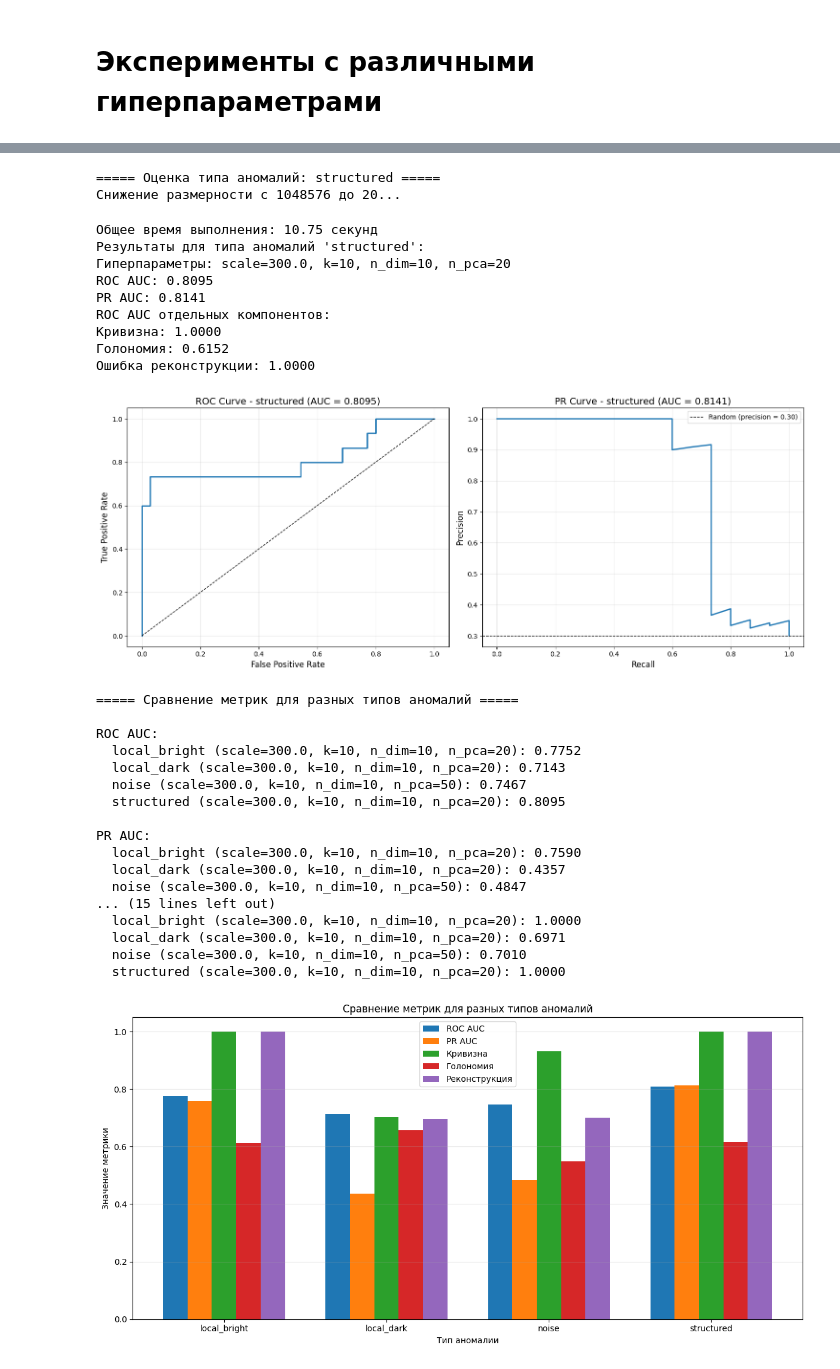
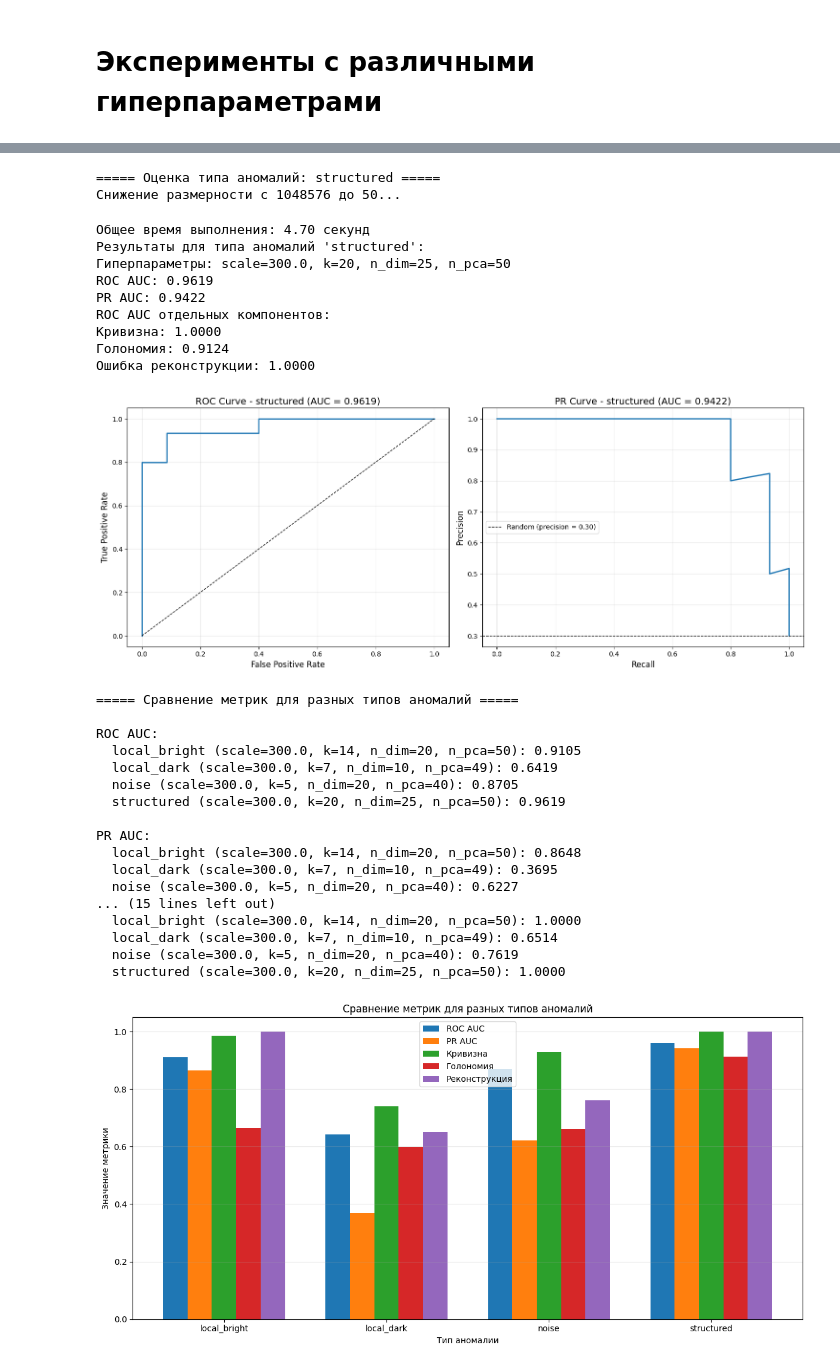
Before and after one commit to deouron/diploma_4_course, a Jupyter notebook: IXI-T1/diff_geom_methods (fiber_bundles)/mri_fiber_bundles.ipynb, the cells around one changed output, grey strips where cells are left out. Drawn from its saved outputs; the diff is of its cells as text; code cells hidden in the pictures.

```diff
--- a/IXI-T1/diff_geom_methods (fiber_bundles)/mri_fiber_bundles.ipynb
+++ b/IXI-T1/diff_geom_methods (fiber_bundles)/mri_fiber_bundles.ipynb
@@ -867,27 +867,27 @@ def evaluate_anomaly_types_separately(mri_data, num_samples=50, anomaly_ratio=0.
     anomaly_types_params = {
         'local_bright': {
             'scale': 300.0,
-            'k': 10,
-            'n_dim': 10,
-            'n_pca': 20
+            'k': 14,
+            'n_dim': 20,
+            'n_pca': 50
         },
         'local_dark': {
             'scale': 300.0,
-            'k': 10,
+            'k': 7,
             'n_dim': 10,
-            'n_pca': 20
+            'n_pca': 49
         },
         'noise': {
             'scale': 300.0,
-            'k': 10,
-            'n_dim': 10,
-            'n_pca': 50
+            'k': 5,
+            'n_dim': 20,
+            'n_pca': 40
         },
         'structured': {
             'scale': 300.0,
-            'k': 10,
-            'n_dim': 10,
-            'n_pca': 20
+            'k': 20,
+            'n_dim': 25,
+            'n_pca': 50
         }
     }
 
@@ -1134,30 +1134,30 @@ ROC AUC отдельных компонентов:
 ===== Оценка типа аномалий: structured =====
-Снижение размерности с 1048576 до 20...
+Снижение размерности с 1048576 до 50...
-Общее время выполнения: 10.75 секунд
+Общее время выполнения: 4.70 секунд
 Результаты для типа аномалий 'structured':
-Гиперпараметры: scale=300.0, k=10, n_dim=10, n_pca=20
-ROC AUC: 0.8095
-PR AUC: 0.8141
+Гиперпараметры: scale=300.0, k=20, n_dim=25, n_pca=50
+ROC AUC: 0.9619
+PR AUC: 0.9422
 ROC AUC отдельных компонентов:
 Кривизна: 1.0000
-Голономия: 0.6152
+Голономия: 0.9124
 Ошибка реконструкции: 1.0000
-[figure, old version]
+[figure, new version]
 ===== Сравнение метрик для разных типов аномалий =====
 
 ROC AUC:
-  local_bright (scale=300.0, k=10, n_dim=10, n_pca=20): 0.7752
-  local_dark (scale=300.0, k=10, n_dim=10, n_pca=20): 0.7143
-  noise (scale=300.0, k=10, n_dim=10, n_pca=50): 0.7467
-  structured (scale=300.0, k=10, n_dim=10, n_pca=20): 0.8095
+  local_bright (scale=300.0, k=14, n_dim=20, n_pca=50): 0.9105
+  local_dark (scale=300.0, k=7, n_dim=10, n_pca=49): 0.6419
+  noise (scale=300.0, k=5, n_dim=20, n_pca=40): 0.8705
+  structured (scale=300.0, k=20, n_dim=25, n_pca=50): 0.9619
 
 PR AUC:
-  local_bright (scale=300.0, k=10, n_dim=10, n_pca=20): 0.7590
-  local_dark (scale=300.0, k=10, n_dim=10, n_pca=20): 0.4357
-  noise (scale=300.0, k=10, n_dim=10, n_pca=50): 0.4847
+  local_bright (scale=300.0, k=14, n_dim=20, n_pca=50): 0.8648
+  local_dark (scale=300.0, k=7, n_dim=10, n_pca=49): 0.3695
+  noise (scale=300.0, k=5, n_dim=20, n_pca=40): 0.6227
 ... (15 lines left out)
-  local_bright (scale=300.0, k=10, n_dim=10, n_pca=20): 1.0000
-  local_dark (scale=300.0, k=10, n_dim=10, n_pca=20): 0.6971
-  noise (scale=300.0, k=10, n_dim=10, n_pca=50): 0.7010
-  structured (scale=300.0, k=10, n_dim=10, n_pca=20): 1.0000
+  local_bright (scale=300.0, k=14, n_dim=20, n_pca=50): 1.0000
+  local_dark (scale=300.0, k=7, n_dim=10, n_pca=49): 0.6514
+  noise (scale=300.0, k=5, n_dim=20, n_pca=40): 0.7619
+  structured (scale=300.0, k=20, n_dim=25, n_pca=50): 1.0000
-[figure, old version]
+[figure, new version]
```
Also changed, not shown: parts of 1 cell of this notebook, 5 other files.
